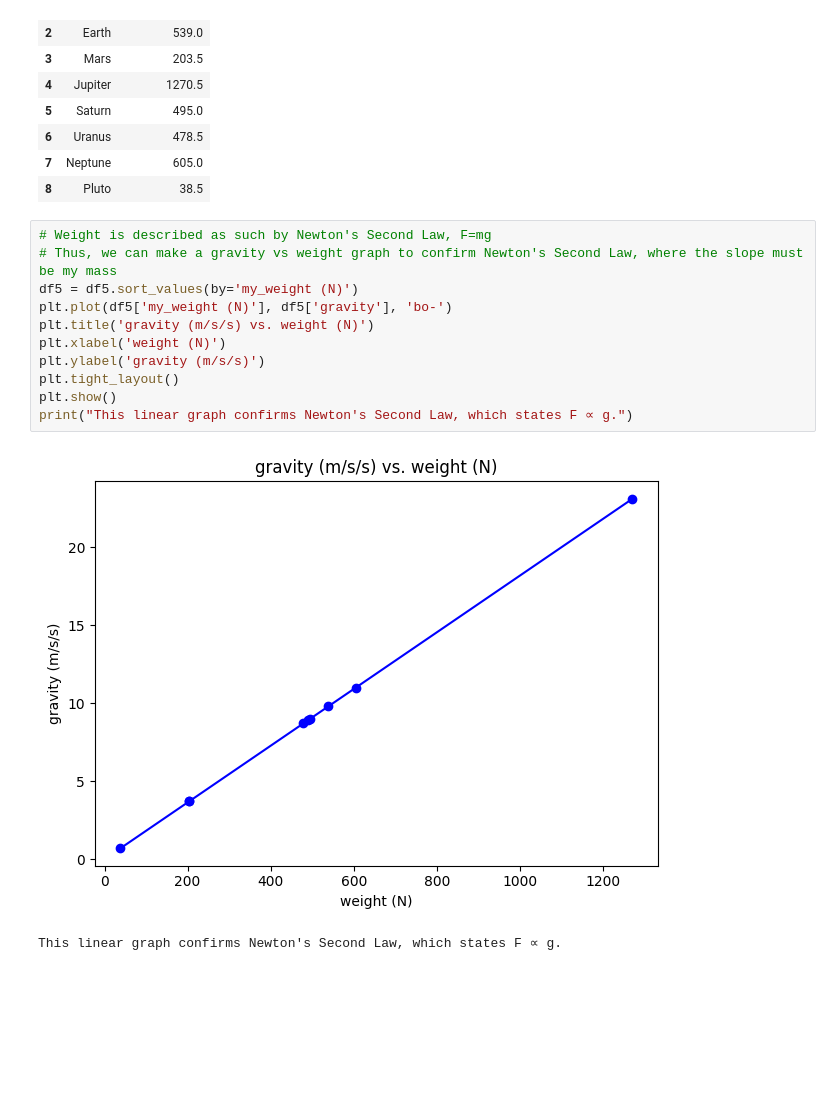
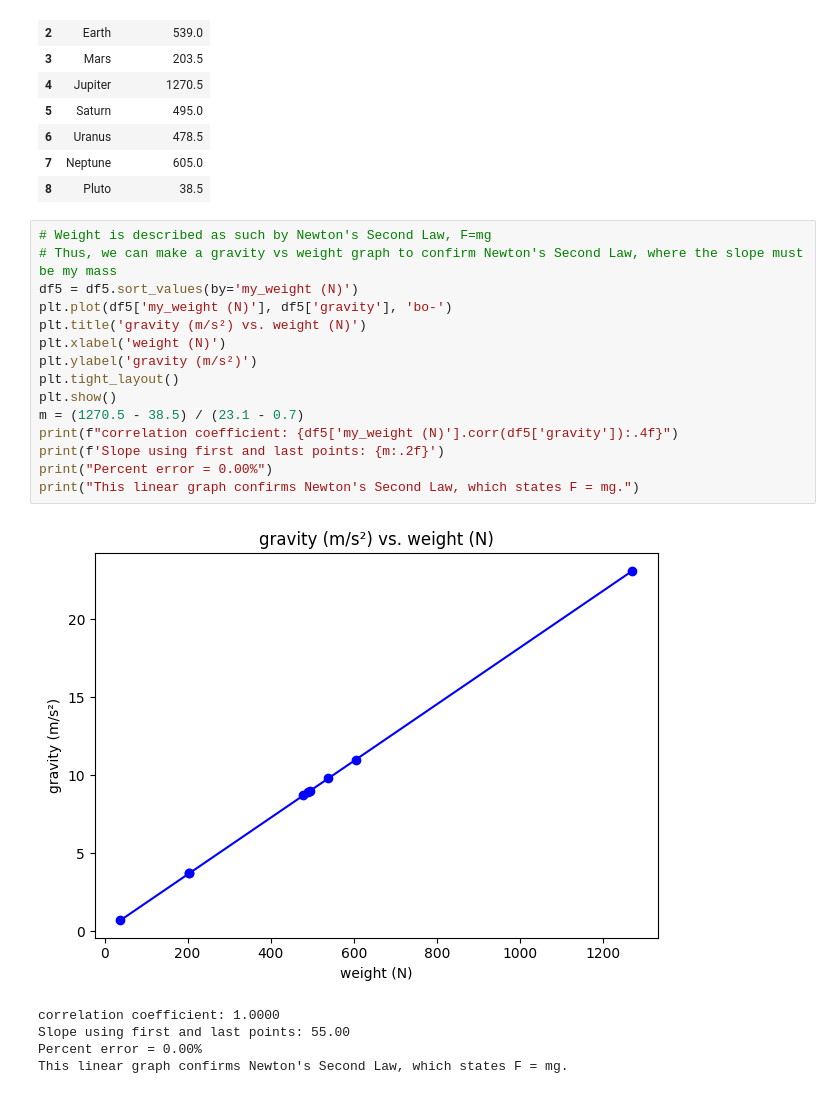
Before and after one commit to koisoysauce/space-projects, a Jupyter notebook: 01-planet-analysis/notebook.ipynb, the cells around one changed output. Cells and saved outputs as stored; diff of their text form; blank space fills up the shorter version.

```diff
--- a/01-planet-analysis/notebook.ipynb
+++ b/01-planet-analysis/notebook.ipynb
@@ -237,14 +251,21 @@ df5[['planet', 'my_weight (N)']]
 # %%
 # Weight is described as such by Newton's Second Law, F=mg
 # Thus, we can make a gravity vs weight graph to confirm Newton's Second Law, where the slope must be my mass
 df5 = df5.sort_values(by='my_weight (N)')
 plt.plot(df5['my_weight (N)'], df5['gravity'], 'bo-')
-plt.title('gravity (m/s/s) vs. weight (N)')
+plt.title('gravity (m/s²) vs. weight (N)')
 plt.xlabel('weight (N)')
-plt.ylabel('gravity (m/s/s)')
+plt.ylabel('gravity (m/s²)')
 plt.tight_layout()
 plt.show()
-print("This linear graph confirms Newton's Second Law, which states F ∝ g.")
+m = (1270.5 - 38.5) / (23.1 - 0.7)
+print(f"correlation coefficient: {df5['my_weight (N)'].corr(df5['gravity']):.4f}")
+print(f'Slope using first and last points: {m:.2f}')
+print("Percent error = 0.00%")
+print("This linear graph confirms Newton's Second Law, which states F = mg.")
 # %% [output]
-[figure, old version]
+[figure, new version]
-This linear graph confirms Newton's Second Law, which states F ∝ g.
+correlation coefficient: 1.0000
+Slope using first and last points: 55.00
+Percent error = 0.00%
+This linear graph confirms Newton's Second Law, which states F = mg.
```
Also changed, not shown: parts of 6 cells of this notebook.
